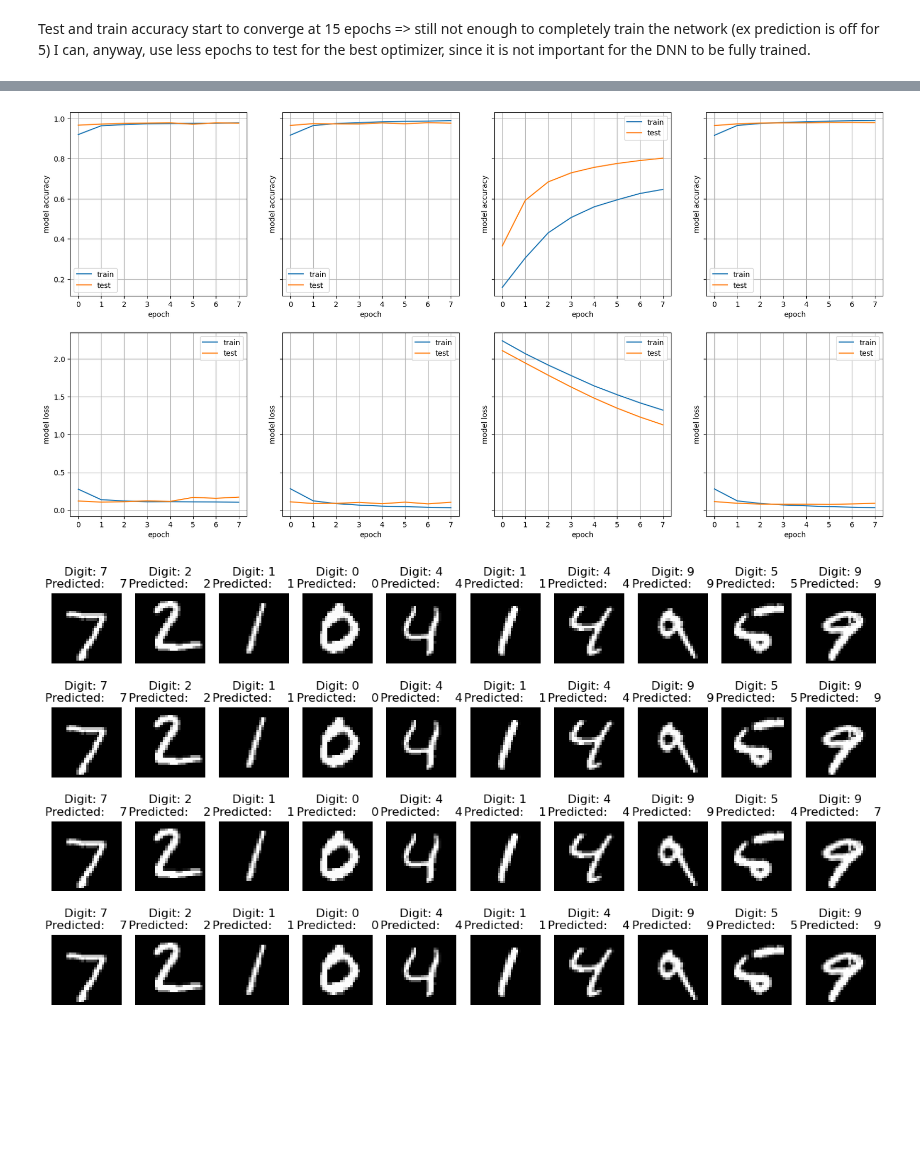
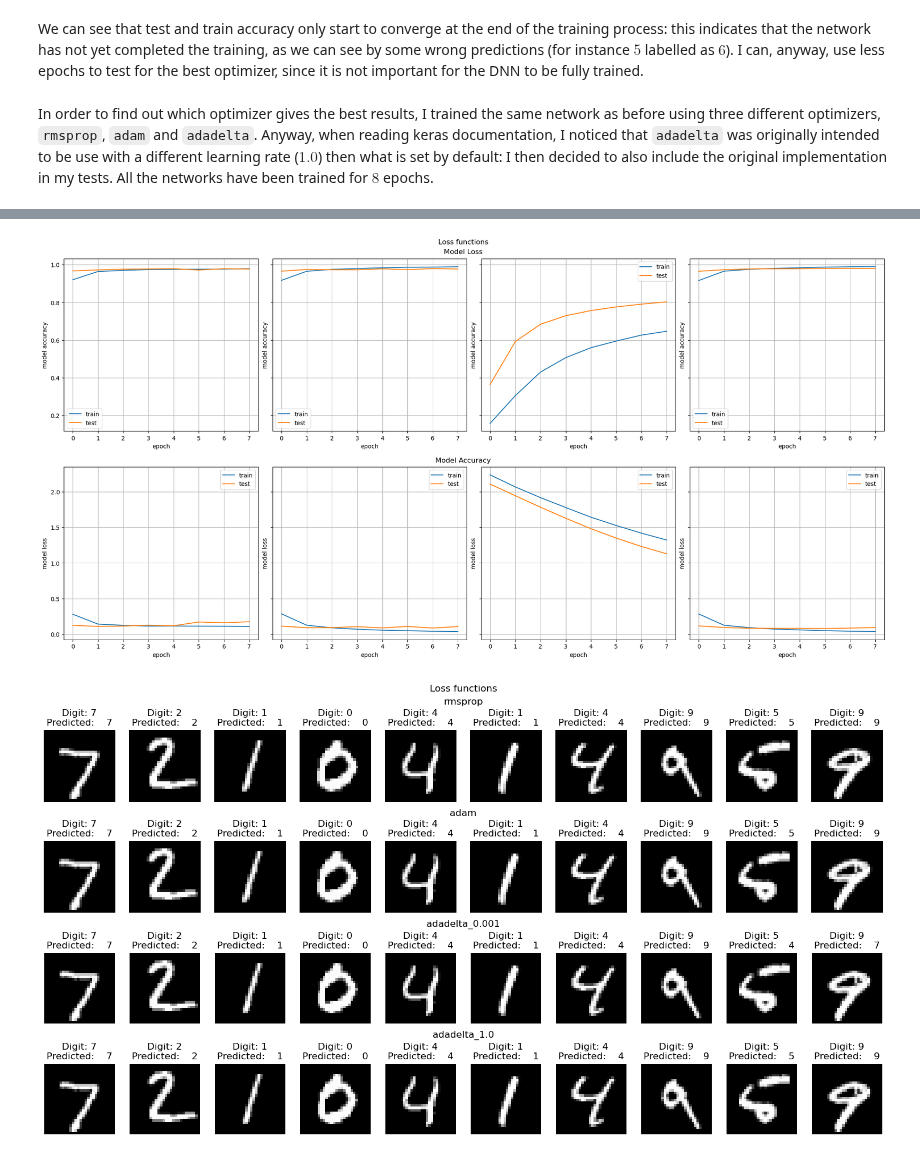
Before and after one commit to YggdrasilUrthr/NSL, a Jupyter notebook: Lab12/Ex12_1/Ex12_1.ipynb, the cells around one changed output, grey strips where cells are left out. Saved outputs shown, nothing was run; the diff lists cells and outputs as text; code cells hidden in the pictures; blank space fills up the shorter version.

```diff
--- a/Lab12/Ex12_1/Ex12_1.ipynb
+++ b/Lab12/Ex12_1/Ex12_1.ipynb
@@ -94,21 +101,42 @@ plt.show()
 [figure]
 # %% [markdown]
-Test and train accuracy start to converge at 15 epochs => still not enough to completely train the network (ex prediction is off for 5)
-I can, anyway, use less epochs to test for the best optimizer, since it is not important for the DNN to be fully trained.
+We can see that test and train accuracy only start to converge at the end of the training process: this indicates that the network has not yet completed the training, as we can see by some wrong predictions (for instance $5$ labelled as $6$). I can, anyway, use less epochs to test for the best optimizer, since it is not important for the DNN to be fully trained.
+# %% [markdown]
+In order to find out which optimizer gives the best results, I trained the same network as before using three different optimizers, `rmsprop`, `adam` and `adadelta`. Anyway, when reading keras documentation, I noticed that `adadelta` was originally intended to be use with a different learning rate ($1.0$) then what is set by default: I then decided to also include the original implementation in my tests. All the networks have been trained for $8$ epochs.
 # %%
 Optimizers = [RMSprop(), Adam(), Adadelta(), Adadelta(learning_rate = 1.0)]
 Optimizers_Str = ['rmsprop', 'adam', 'adadelta_0.001', 'adadelta_1.0']
-
-figure_train, ax_train = plt.subplots(2, len(Optimizers), sharey = 'row')
-figure_pred, ax_pred = plt.subplots(len(Optimizers), 10)
-
-figure_train.set_size_inches(20, 10)
-figure_pred.set_size_inches(15, 8)
 
 path = './OptimizerCmp/'
 
 Accuracies = []
 Losses = []
+
+Titles = ["Model Loss", "Model Accuracy"]
+
+figure_train = plt.figure(constrained_layout=True)
+figure_train.suptitle("Loss functions")
+figure_train.set_size_inches(20, 10)
+
+subfigs_train = figure_train.subfigures(nrows=2, ncols=1)
+ax_train = []
+
+for idx, subfig in enumerate(subfigs_train):
+
+    subfig.suptitle(Titles[idx])
+    ax_train.append(subfig.subplots(1, len(Optimizers), sharey = 'row'))
+
+figure_pred = plt.figure(constrained_layout=True)
+figure_pred.suptitle("Loss functions")
+figure_pred.set_size_inches(15, 8)
+
+subfigs_pred = figure_pred.subfigures(nrows=len(Optimizers), ncols=1)
+ax_pred = []
+
+for idx, subfig in enumerate(subfigs_pred):
+
+    subfig.suptitle(Optimizers_Str[idx])
+    ax_pred.append(subfig.subplots(1, 10, sharey = 'row'))
 
 for idx, Optimizer in enumerate(Optimizers):
 
@@ -161,7 +189,7 @@ for idx, Optimizer in enumerate(Optimizers):
     Losses.append(score[0])
     Accuracies.append(score[1])
 
-plt.show()
+figure_train.show()
 
 #add sgd data
 Losses.append(sgd_score[0])
@@ -205,5 +233,5 @@ Test accuracy: 0.9797000288963318
 Completed: 4/4
-[figure, old version]
+[figure, new version]
-[figure, old version]
+[figure, new version]
 [figure]
 # %% [markdown]
```
Also changed, not shown: parts of 11 cells of this notebook, 4 other files.
